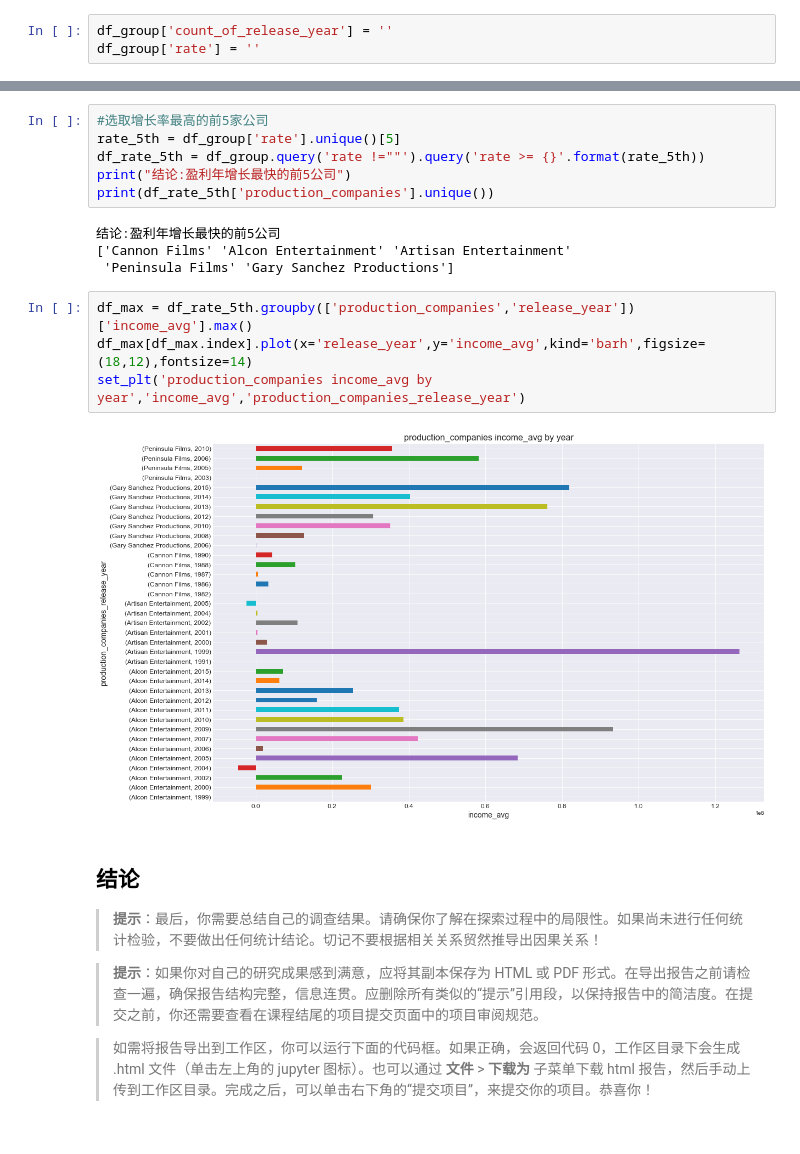
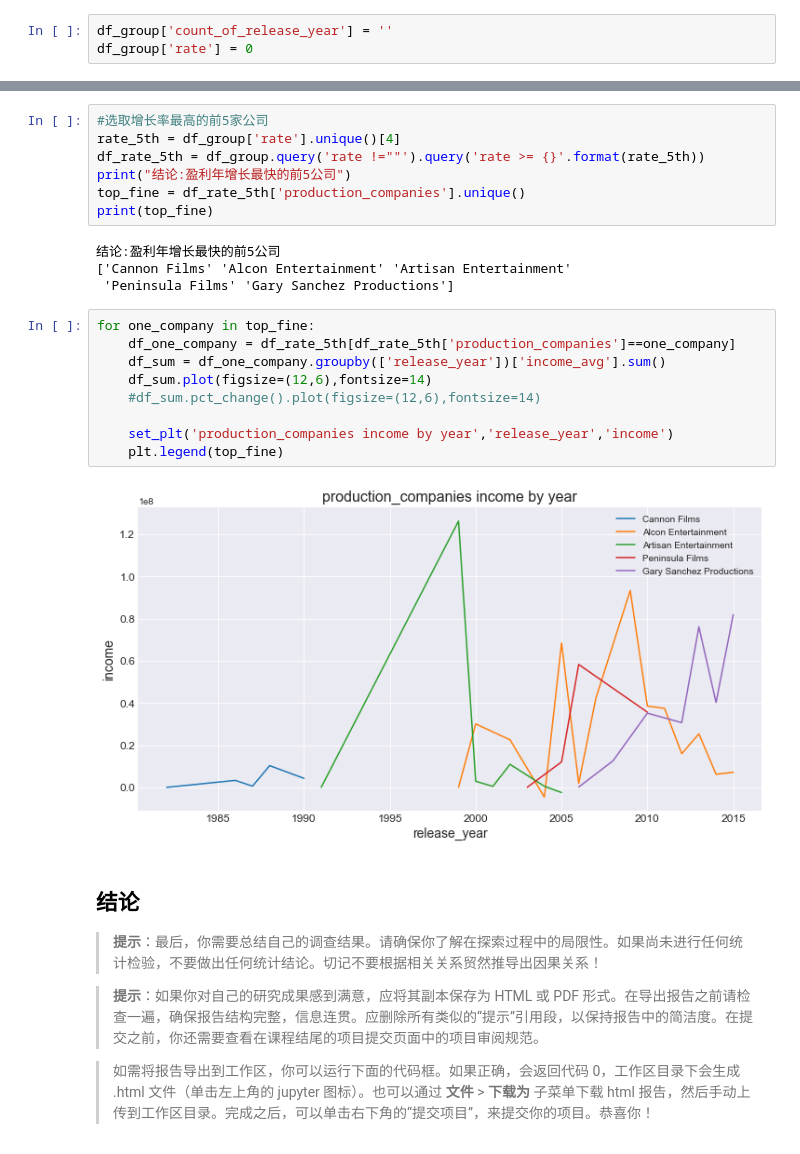
Before and after one commit to snhua/machine-leaning, a Jupyter notebook: project_3_tmdb-movies/Investigate_a_Dataset-zh.ipynb, the cells around one changed output, grey strips where cells are left out. Saved outputs shown, nothing was run; the diff lists cells and outputs as text.

```diff
--- a/project_3_tmdb-movies/Investigate_a_Dataset-zh.ipynb
+++ b/project_3_tmdb-movies/Investigate_a_Dataset-zh.ipynb
@@ -322,7 +329,7 @@ df_group.head()
 | 4 | 11:11 Mediaworks | 2006 | 25000000 | 119188334 | 5.959417e+07 | 12500000.0 | 4.709417e+07 |
 # %%
 df_group['count_of_release_year'] = ''
-df_group['rate'] = ''
+df_group['rate'] = 0
 # %%
 #耗时较多,效率欠佳,有很大的改进空间
 #计算每个公司的盈利的年增长率:(最大年份的收益/最小年份的收益-1)/(最大年份-最小年份) 收益均大于0
@@ -347,20 +354,26 @@ for name,group_companies in df_group.groupby(['production_companies']) :
 df_group.sort_values(by = ['rate','production_companies'],axis = 0,ascending = False,inplace = True)
 # %%
 #选取增长率最高的前5家公司
-rate_5th = df_group['rate'].unique()[5]
+rate_5th = df_group['rate'].unique()[4]
 df_rate_5th = df_group.query('rate !=""').query('rate >= {}'.format(rate_5th))
 print("结论:盈利年增长最快的前5公司")
-print(df_rate_5th['production_companies'].unique())
+top_fine = df_rate_5th['production_companies'].unique()
+print(top_fine)
 # %% [output]
 结论:盈利年增长最快的前5公司
 ['Cannon Films' 'Alcon Entertainment' 'Artisan Entertainment'
  'Peninsula Films' 'Gary Sanchez Productions']
-# %%
-df_max = df_rate_5th.groupby(['production_companies','release_year'])['income_avg'].max()
-df_max[df_max.index].plot(x='release_year',y='income_avg',kind='barh',figsize=(18,12),fontsize=14)
-set_plt('production_companies income_avg by year','income_avg','production_companies_release_year')
-# %% [output]
-[figure, removed]
+# %%
+for one_company in top_fine:
+    df_one_company = df_rate_5th[df_rate_5th['production_companies']==one_company]
+    df_sum = df_one_company.groupby(['release_year'])['income_avg'].sum()
+    df_sum.plot(figsize=(12,6),fontsize=14)
+    #df_sum.pct_change().plot(figsize=(12,6),fontsize=14)
+
+    set_plt('production_companies income by year','release_year','income')
+    plt.legend(top_fine)
+# %% [output]
+[figure, added]
 # %% [markdown]
 <a id='conclusions'></a>
 ## 结论
```
Also changed, not shown: parts of 19 cells of this notebook, 1 other file.
